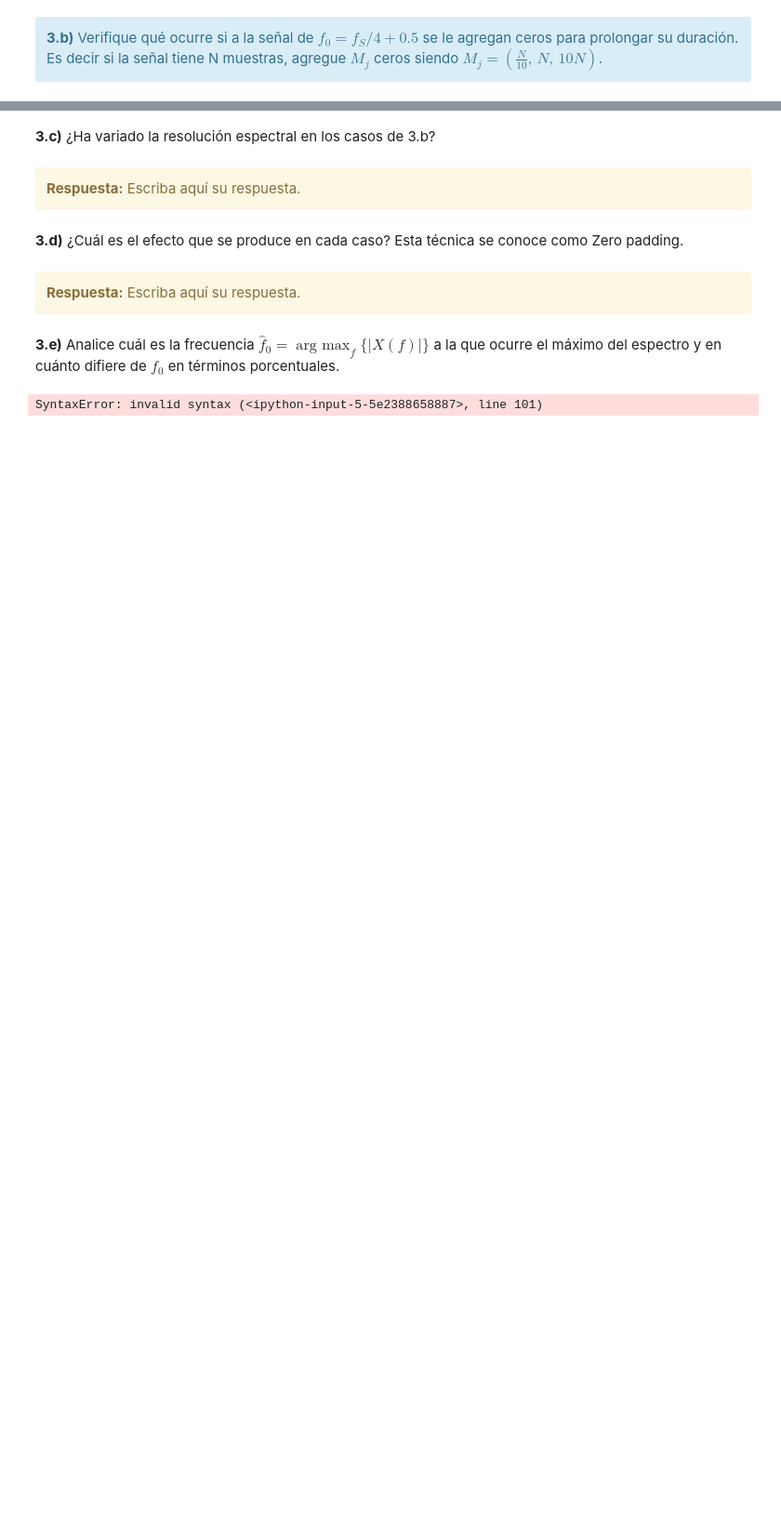
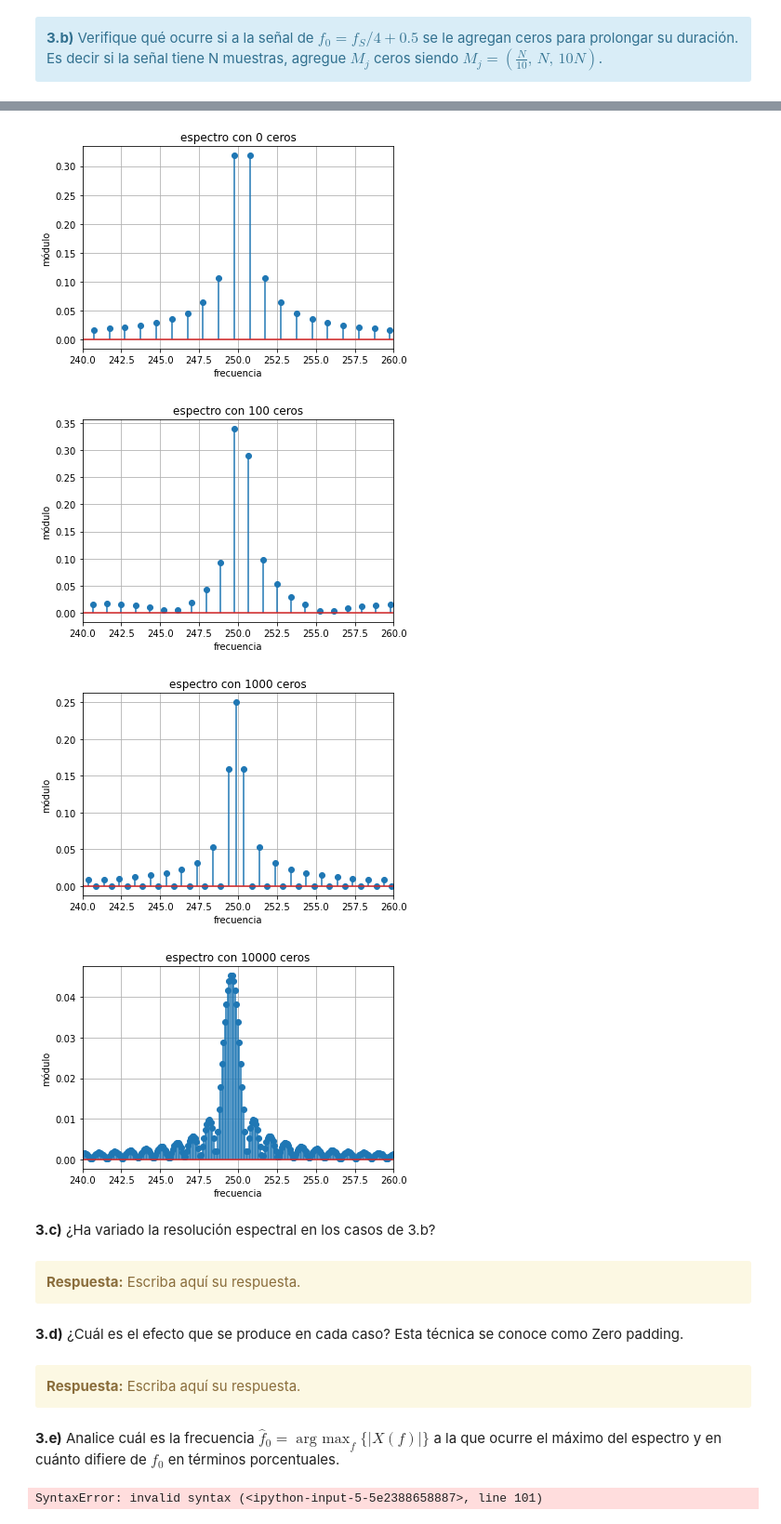
Before and after one commit to FabianVillada/PDS_TPs, a Jupyter notebook: TP1_Muestreo_Fourier.ipynb, the cells around one changed output, grey strips where cells are left out. Shown: that part at 93% size. Saved outputs shown, nothing was run; the diff lists cells and outputs as text; code cells hidden in the pictures; blank space fills up the shorter version.

```diff
--- a/TP1_Muestreo_Fourier.ipynb
+++ b/TP1_Muestreo_Fourier.ipynb
@@ -176,8 +176,8 @@ f0 = fs/2   # Hz
 
 # Insertar aquí el código para generar y visualizar la señal
 ##############################################################
-tt , signal = generador_senoidal(fs , f0 , N , a0 , p0)
-plt.plot(tt , signal)
+tt , S = generador_senoidal(fs , f0 , N , a0 , p0)
+plt.plot(tt , S)
 # %% [output]
 [<matplotlib.lines.Line2D at 0x...>]
 [figure]
@@ -192,8 +192,8 @@ f0 = fs/2    # Hz
 
 # Insertar aquí el código para generar y visualizar la señal
 ##############################################################
-tt , signal = generador_senoidal(fs , f0 , N , a0 , p0)
-plt.plot(tt , signal)
+tt , S = generador_senoidal(fs , f0 , N , a0 , p0)
+plt.plot(tt , S)
 # %% [output]
 [<matplotlib.lines.Line2D at 0x...>]
 [figure]
@@ -220,8 +220,8 @@ f0 = fs+10 # Hz
 
 # Insertar aquí el código para generar y visualizar la señal
 ##############################################################
-tt , signal = generador_senoidal(fs , f0 , N , a0 , p0)
-plt.plot(tt , signal)
+tt , S = generador_senoidal(fs , f0 , N , a0 , p0)
+plt.plot(tt , S)
 # %% [output]
 [<matplotlib.lines.Line2D at 0x...>]
 [figure]
@@ -688,3 +536,44 @@ Text(0, 0.5, 'Fase')
+# %%
+# Inserte aquí su código
+import numpy as np
+import matplotlib.pyplot as plt
+from pandas import DataFrame
+from IPython.display import HTML
+from scipy.fftpack import fft, fftfreq
+
+def generador_senoidal (fs, f0, N, a0, p0):
+
+    tt=np.arange(N/fs , step=1/fs)
+    xx = a0 * np.sin( 2 * np.pi * f0 * tt + p0 )
+
+    return tt, xx
+
+N  = 1000 # muestras
+fs = 1000 # Hz
+a0 = 1       # Volts
+p0 = 0 # radianes
+f=0.5
+mj = [0, int(N/10), N, 10*N]
+#mj = [N]
+for m in mj:
+
+    tt, xx = generador_senoidal( fs, fs/4+f, N, a0, p0)
+    x = np.concatenate((xx, np.zeros(m)))
+    fft1 = fft(x)
+    fabs = np.abs(fft1)/(N+m)
+    frq = np.linspace( start= (-N)/2, stop= (N)/2 ,num = N+m )
+
+    fig, ax1 = plt.subplots()
+    ax1.stem(frq, fabs, use_line_collection = True)
+    ax1.set(xlabel='frecuencia', ylabel='módulo',title='espectro con '+ str(m) + ' ceros')
+    plt.xlim(240,260)
+    ax1.grid()
+    plt.show()
+# %% [output]
+[figure, added]
+[figure, added]
+[figure, added]
+[figure, added]
 # %% [markdown]
 **3.c)** ¿Ha variado la resolución espectral en los casos de 3.b?
 # %% [markdown]
```
Also changed, not shown: parts of 2 cells of this notebook.
